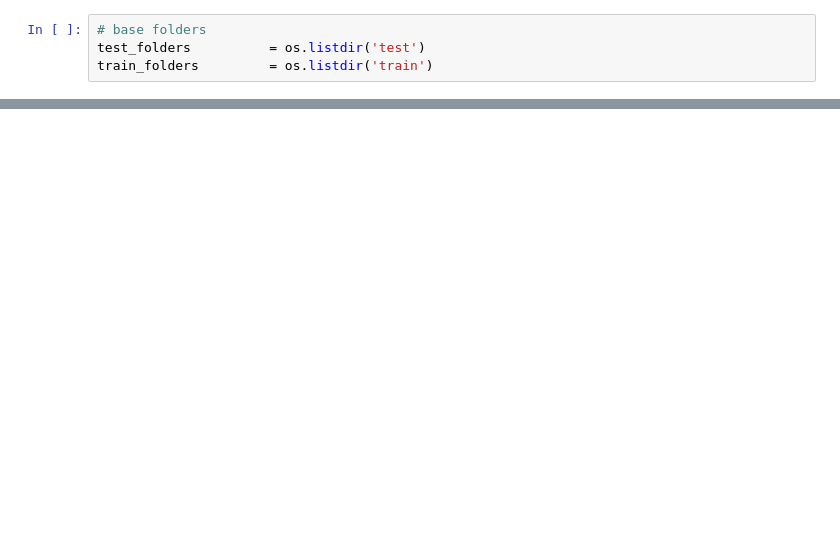
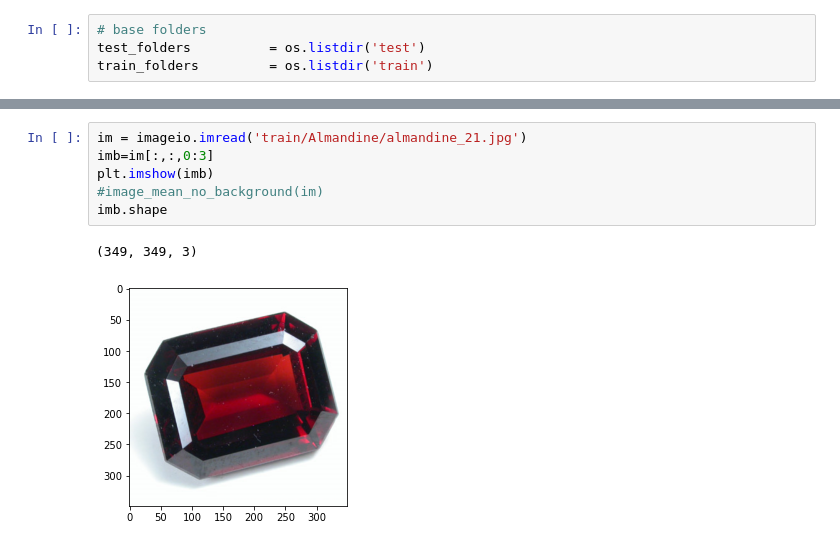
Before and after one commit to reyesaldasoro/Gems, a Jupyter notebook: Untitled.ipynb, the cells around one changed output, grey strips where cells are left out. Drawn from its saved outputs; the diff is of its cells as text; blank space fills up the shorter version.

```diff
--- a/Untitled.ipynb
+++ b/Untitled.ipynb
@@ -70,0 +105,9 @@ zoisite_7.jpg
+# %%
+im = imageio.imread('train/Almandine/almandine_21.jpg')
+imb=im[:,:,0:3]
+plt.imshow(imb)
+#image_mean_no_background(im)
+imb.shape
+# %% [output]
+(349, 349, 3)
+[figure, added]
```
Also changed, not shown: parts of 15 cells of this notebook.
